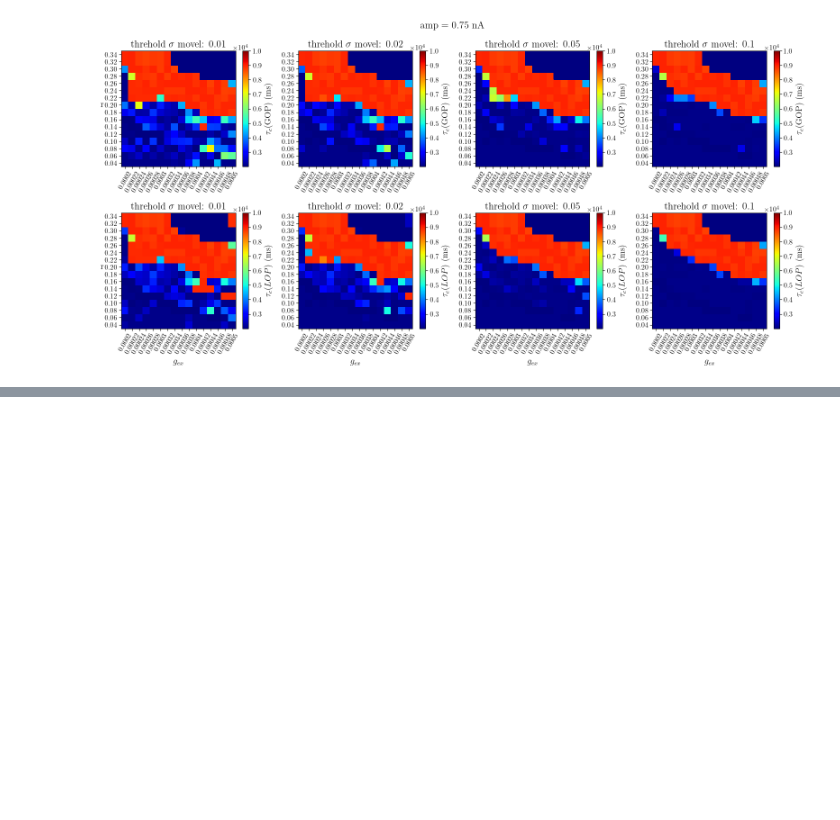
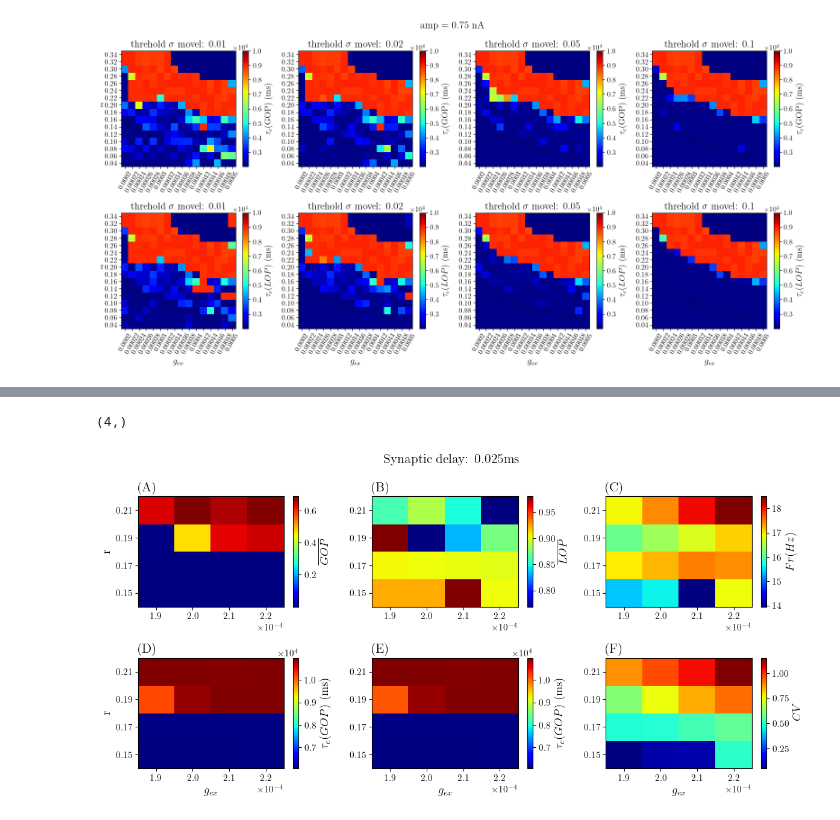
Before and after one commit to FernandoSBorges/chimeras, a Jupyter notebook: notebooks/Sistematizado.ipynb, the cells around one changed output, grey strips where cells are left out. Cells and saved outputs as stored; diff of their text form; code cells hidden in the pictures; blank space fills up the shorter version.

```diff
--- a/notebooks/Sistematizado.ipynb
+++ b/notebooks/Sistematizado.ipynb
@@ -1391,0 +1772,79 @@ Text(0.5, 0, 't (ms)')
+# %%
+with open('../data/v7_batch0001/v7_batch0001_0_0_data.pkl', 'rb') as f:
+    data = pickle.load(f)
+# %%
+mean_lop_arr = np.array(np.array_split(mean_lop, 4))
+mean_gop_arr = np.array(np.array_split(mean_gop, 4))
+spy_freq_arr = np.array(np.array_split(spy_freq, 4))
+tau_conv_lop_arr = np.array(np.array_split(tau_conv_lop, 4))
+tau_conv_gop_arr = np.array(np.array_split(tau_conv_gop, 4))
+cv_arr = np.array(np.array_split(cv, 4))
+# %%
+axis_amp = np.array(sorted(set(amp)))
+axis_raios = np.array(sorted(set(raios)))
+axis_gex = np.array(sorted(set(gex)))
+axis_raios.shape
+# %% [output]
+(4,)
+# %%
+fig, ax = plt.subplots(ncols=3, nrows=2, figsize=(12,6))
+fig.set_tight_layout(20)
+fig.suptitle(f"Synaptic delay: {data['simConfig']['synapse_delay']}ms")
+
+tg, ig = np.meshgrid(axis_raios, axis_gex)
+hm00 = ax[0][0].pcolor(ig, tg, mean_gop_arr, cmap='jet')
+cbar00 = fig.colorbar(hm00, ax=ax[0][0])#, cax=cax1, format=formater)
+cbar00.set_label(r'$\overline{GOP}$')
+ax[0][0].set_xticks(axis_gex)
+ax[0][0].set_yticks(axis_raios)
+ax[0][0].set_title('(A)', loc='left')
+
+tg, ig = np.meshgrid(axis_raios, axis_gex)
+hm01 = ax[0][1].pcolor(ig, tg, mean_lop_arr, cmap='jet')
+cbar01 = fig.colorbar(hm01, ax=ax[0][1])#, cax=cax1, format=formater)
+cbar01.set_label(r'$\overline{LOP}$')
+ax[0][1].set_xticks(axis_gex)
+ax[0][1].set_yticks(axis_raios)
+ax[0][1].set_title('(B)', loc='left')
+
+tg, ig = np.meshgrid(axis_raios, axis_gex)
+hm02 = ax[0][2].pcolor(ig, tg, spy_freq_arr, cmap='jet')
+cbar02 = fig.colorbar(hm02, ax=ax[0][2])#, cax=cax1, format=formater)
+cbar02.set_label(r'$Fr(Hz)$')
+ax[0][2].set_xticks(axis_gex)
+ax[0][2].set_yticks(axis_raios)
+ax[0][2].set_title('(C)', loc='left')
+
+tg, ig = np.meshgrid(axis_raios, axis_gex)
+hm10 = ax[1][0].pcolor(ig, tg, tau_conv_gop_arr, cmap='jet')
+cbar10 = fig.colorbar(hm10, ax=ax[1][0])#, cax=cax1, format=formater)
+cbar10.set_label(r'$\tau_c (GOP)$ (ms)')
+ax[1][0].set_xticks(axis_gex)
+ax[1][0].set_yticks(axis_raios)
+ax[1][0].set_title('(D)', loc='left')
+
+tg, ig = np.meshgrid(axis_raios, axis_gex)
+hm11 = ax[1][1].pcolor(ig, tg, tau_conv_lop_arr, cmap='jet')
+cbar10 = fig.colorbar(hm11, ax=ax[1][1])#, cax=cax1, format=formater)
+cbar10.set_label(r'$\tau_c (GOP)$ (ms)')
+ax[1][1].set_xticks(axis_gex)
+ax[1][1].set_yticks(axis_raios)
+ax[1][1].set_title('(E)', loc='left')
+
+tg, ig = np.meshgrid(axis_raios, axis_gex)
+hm12 = ax[1][2].pcolor(ig, tg, cv_arr, cmap='jet')
+cbar10 = fig.colorbar(hm12, ax=ax[1][2])#, cax=cax1, format=formater)
+cbar10.set_label(r'$CV$')
+ax[1][2].set_xticks(axis_gex)
+ax[1][2].set_yticks(axis_raios)
+ax[1][2].set_title('(F)', loc='left')
+
+ax[0][0].set_ylabel('r')
+ax[1][0].set_ylabel('r')
+ax[1][0].set_xlabel('$g_{ex}$')
+ax[1][1].set_xlabel('$g_{ex}$')
+ax[1][2].set_xlabel('$g_{ex}$')
+# plt.savefig('../figures/nome.png', dpi=600, bbox_inches='tight')
+plt.show()
+# %% [output]
+[figure, added]
```
Also changed, not shown: parts of 10 cells of this notebook, 9 other files.
